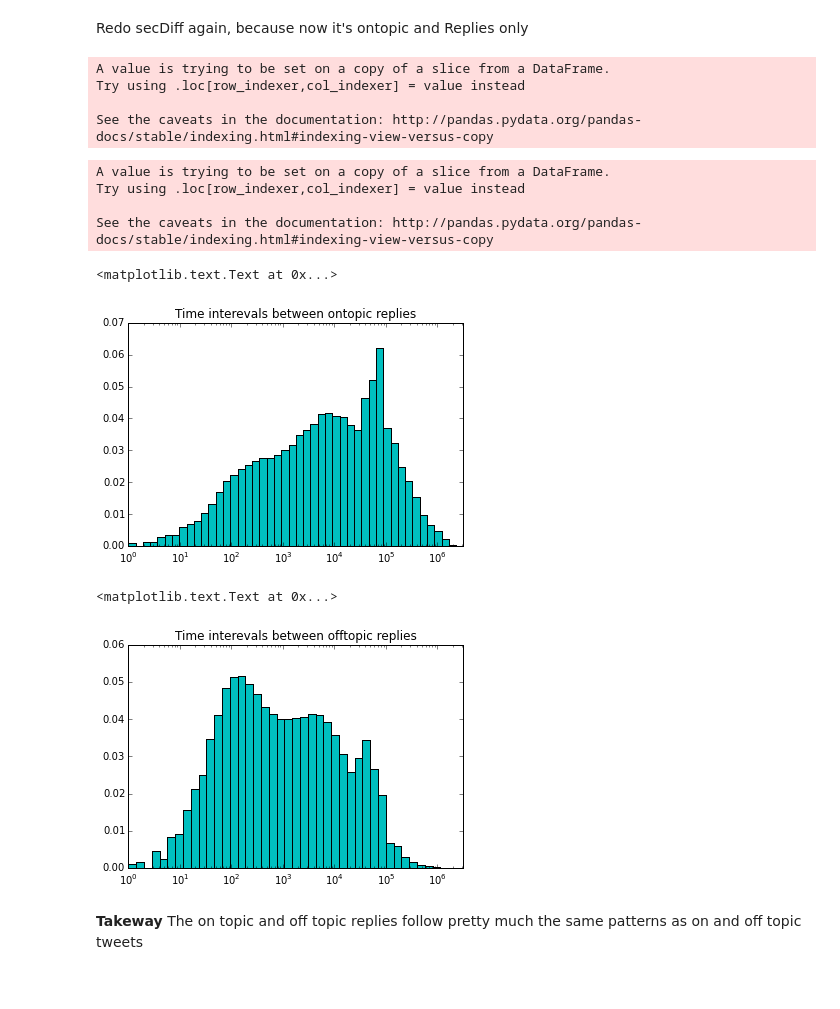
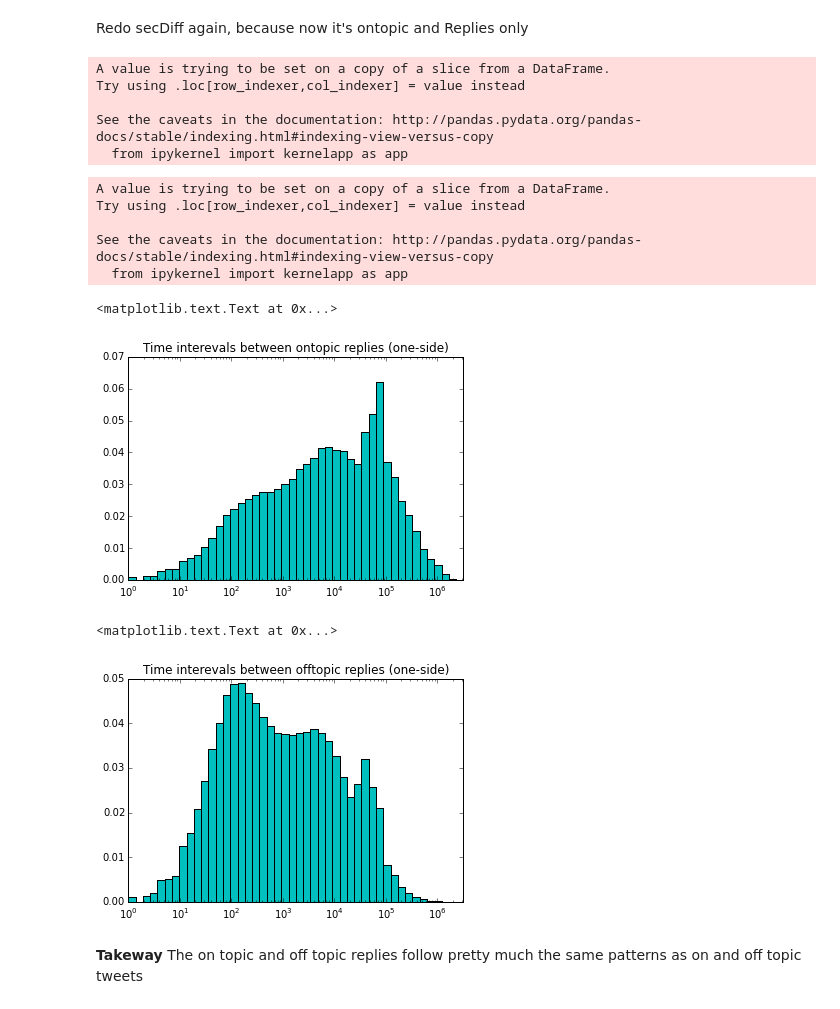
Before and after one commit to marinkala/ReplyNetworks, a Jupyter notebook: bbInterReplyTimeOneSide.ipynb, the cells around one changed output. Saved outputs shown, nothing was run; the diff lists cells and outputs as text; code cells hidden in the pictures.

Commit message:
reran most things with new time buckets

```diff
--- a/bbInterReplyTimeOneSide.ipynb
+++ b/bbInterReplyTimeOneSide.ipynb
@@ -28,0 +31,2 @@ df_oneSide=df_oneSide.sort(['user_id','dateObj'])
+# %%
+df_oneSide=df_oneSide[(df_oneSide.dateObj>=pd.to_datetime('2012-10-15 00:00:00')) & (df_oneSide.dateObj<pd.to_datetime('2012-11-23 00:00:00'))]
@@ -266,6 +306,7 @@ A value is trying to be set on a copy of a slice from a DataFrame.
 Try using .loc[row_indexer,col_indexer] = value instead
 
 See the caveats in the documentation: http://pandas.pydata.org/pandas-docs/stable/indexing.html#indexing-view-versus-copy
+  from ipykernel import kernelapp as app
 # %%
 grouped=nontopRep.groupby('user_id')
 nontopRep['secDiff']=(grouped.dateObj.diff()).apply(lambda x: np.nan if pd.isnull(x) else x.item()/(10**9))
@@ -274,6 +315,7 @@ A value is trying to be set on a copy of a slice from a DataFrame.
 Try using .loc[row_indexer,col_indexer] = value instead
 
 See the caveats in the documentation: http://pandas.pydata.org/pandas-docs/stable/indexing.html#indexing-view-versus-copy
+  from ipykernel import kernelapp as app
 # %%
 ontopRepSecDiff=ontopDF.secDiff.dropna().tolist()
 # %%
@@ -286,22 +328,22 @@ h=h/float(sum(h))
 plt.bar(b[:-1], h, width, color='c')
 plt.gca().set_xscale("log")
 plt.xlim(xmin=0,xmax=10**6.5)
-plt.title('Time interevals between ontopic replies')
+plt.title('Time interevals between ontopic replies (one-side)')
 # %% [output]
 <matplotlib.text.Text at 0x...>
-[figure, old version]
+[figure, new version]
 # %%
 bins=np.logspace(0, int(np.log(max(nontopRepSecDiff))), 100)
 width=bins[1:]-bins[:-1]
 h, b=np.histogram(nontopRepSecDiff,bins)
 h=h/float(sum(h))
 plt.bar(b[:-1], h, width, color='c')
 plt.gca().set_xscale("log")
 plt.xlim(xmin=0,xmax=10**6.5)
-plt.title('Time interevals between offtopic replies')
+plt.title('Time interevals between offtopic replies (one-side)')
 # %% [output]
 <matplotlib.text.Text at 0x...>
-[figure, old version]
+[figure, new version]
 # %% [markdown]
 **Takeway**
 The on topic and off topic replies follow pretty much the same patterns as on and off topic tweets
```
Also changed, not shown: parts of 42 cells of this notebook, 4 other files.
